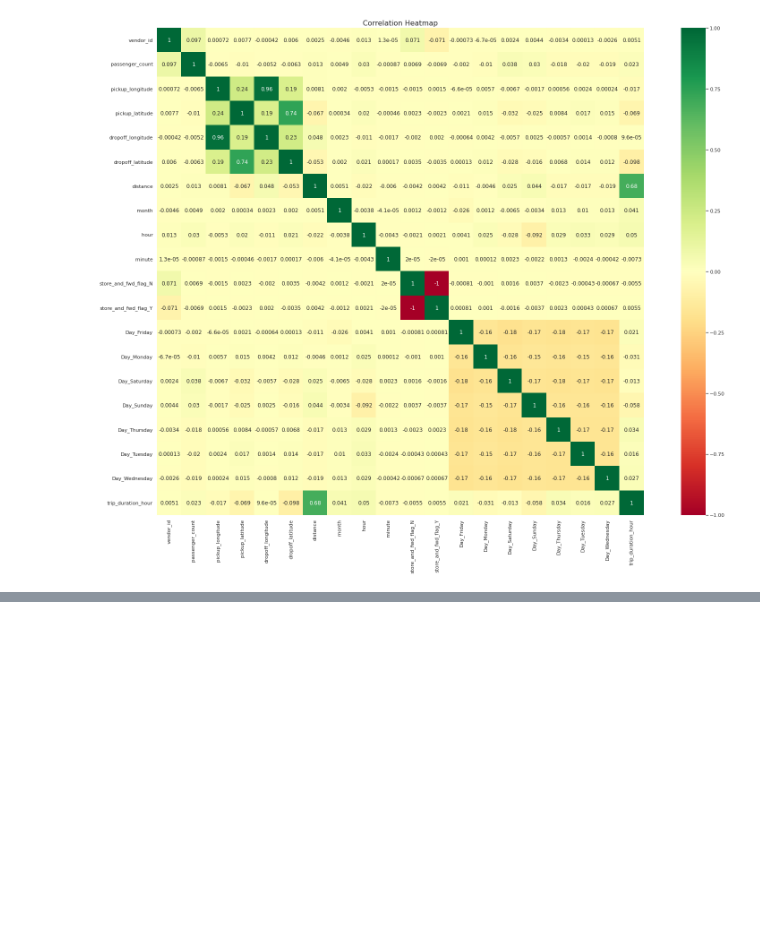
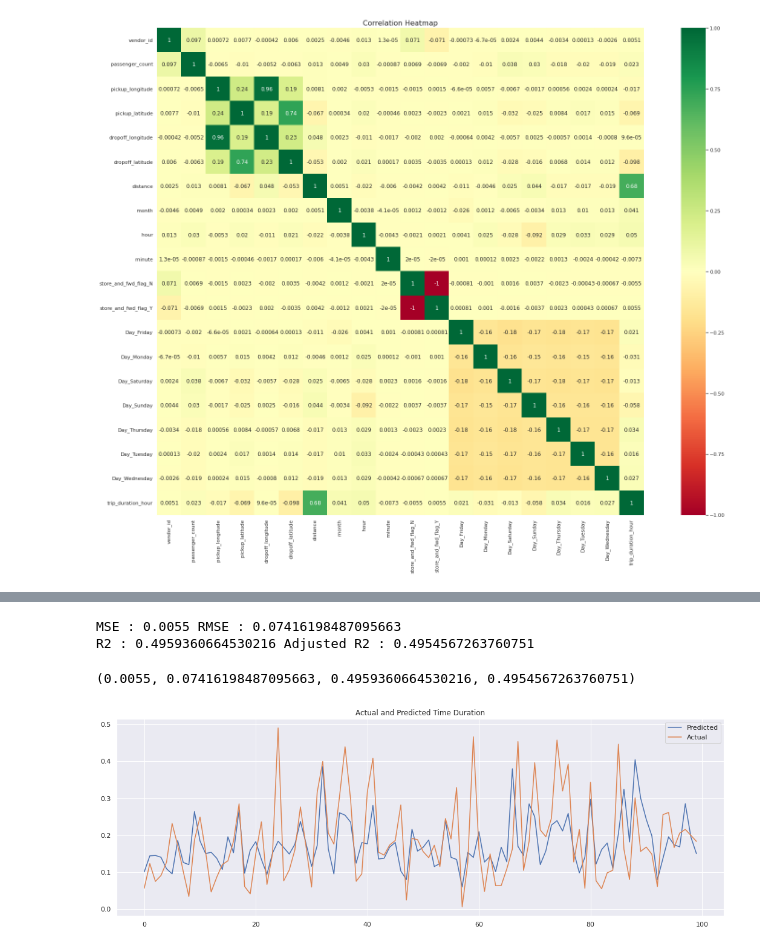
Before and after one commit to AnshRockstar/NYC-Taxi-Trip-Duration-Prediction, a Jupyter notebook: NYC_Taxi_Trip_Time_Prediction_Capstone_Project.ipynb, the cells around one changed output, grey strips where cells are left out. Drawn from its saved outputs; the diff is of its cells as text; code cells hidden in the pictures; blank space fills up the shorter version.

```diff
--- a/NYC_Taxi_Trip_Time_Prediction_Capstone_Project.ipynb
+++ b/NYC_Taxi_Trip_Time_Prediction_Capstone_Project.ipynb
@@ -749,0 +763,2 @@ def EvaluationMetric(Xt,yt,yp,disp="on"):
+# %%
+y_pred_test = reg.predict(X_test)
@@ -749,0 +773,8 @@ def EvaluationMetric(Xt,yt,yp,disp="on"):
+# %%
+#Evaluation metrics for Test set
+EvaluationMetric(X_test,y_test,y_pred_test)
+# %% [output]
+MSE : 0.0055 RMSE : 0.07416198487095663
+R2 : 0.4959360664530216 Adjusted R2 : 0.4954567263760751
+(0.0055, 0.07416198487095663, 0.4959360664530216, 0.4954567263760751)
+[figure, added]
```
Also changed, not shown: parts of 7 cells of this notebook.
